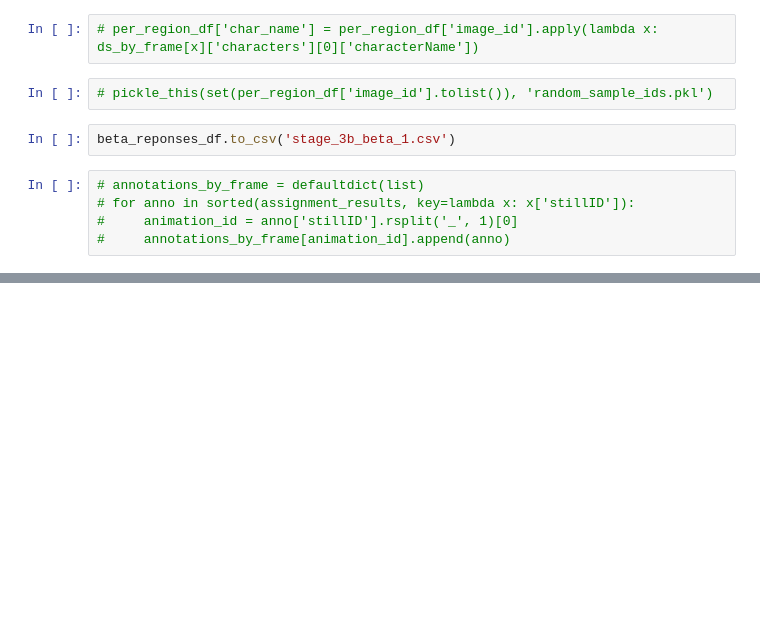
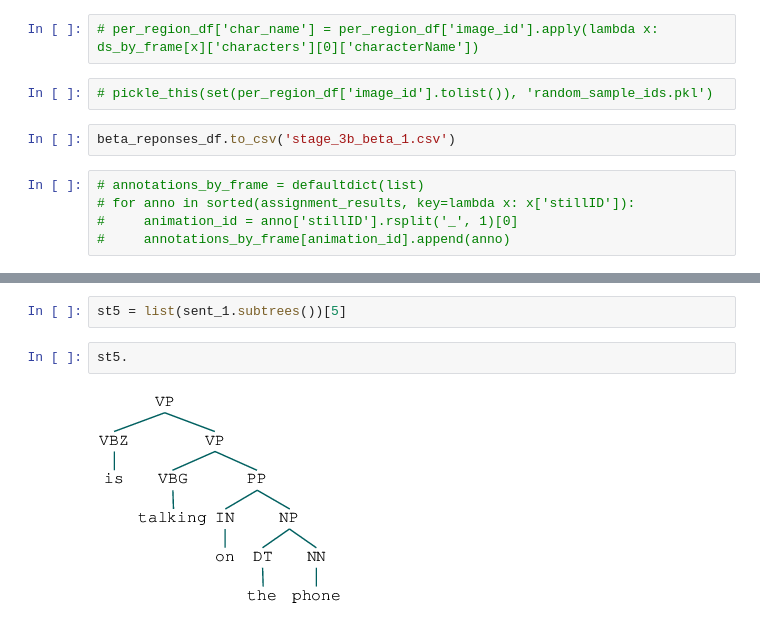
Before and after one commit to drschwenk/stage_3, a Jupyter notebook: task_b_mturk_analyzer.ipynb, the cells around one changed output, grey strips where cells are left out. Saved outputs shown, nothing was run; the diff lists cells and outputs as text; blank space fills up the shorter version.

```diff
--- a/task_b_mturk_analyzer.ipynb
+++ b/task_b_mturk_analyzer.ipynb
@@ -841,0 +329,6 @@ Image.open(requests.get(image_url, stream=True).raw)
+# %%
+st5 = list(sent_1.subtrees())[5]
+# %%
+st5.
+# %% [output]
+[figure, added]
```
Also changed, not shown: parts of 189 cells of this notebook, 2 other files.
